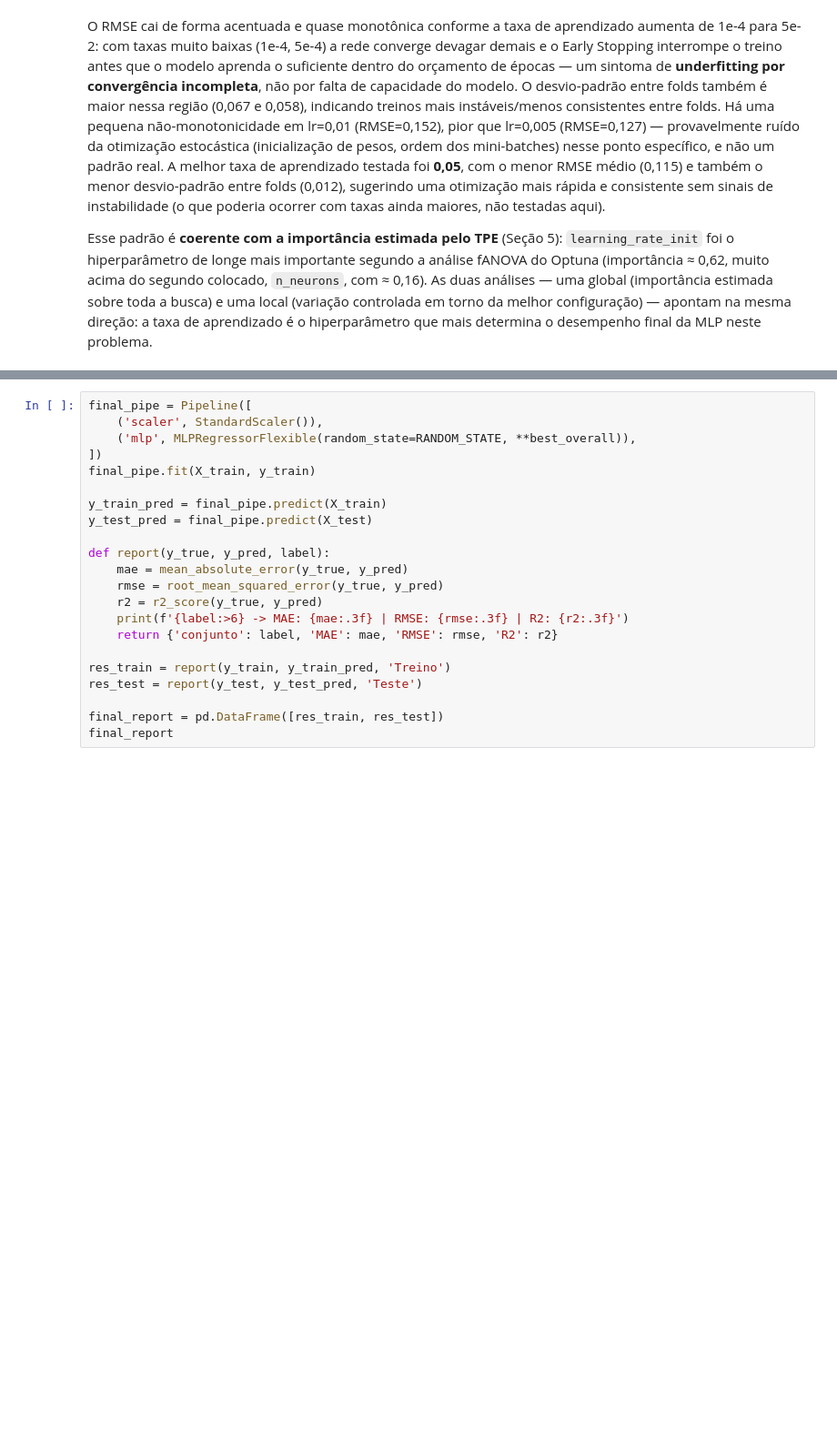
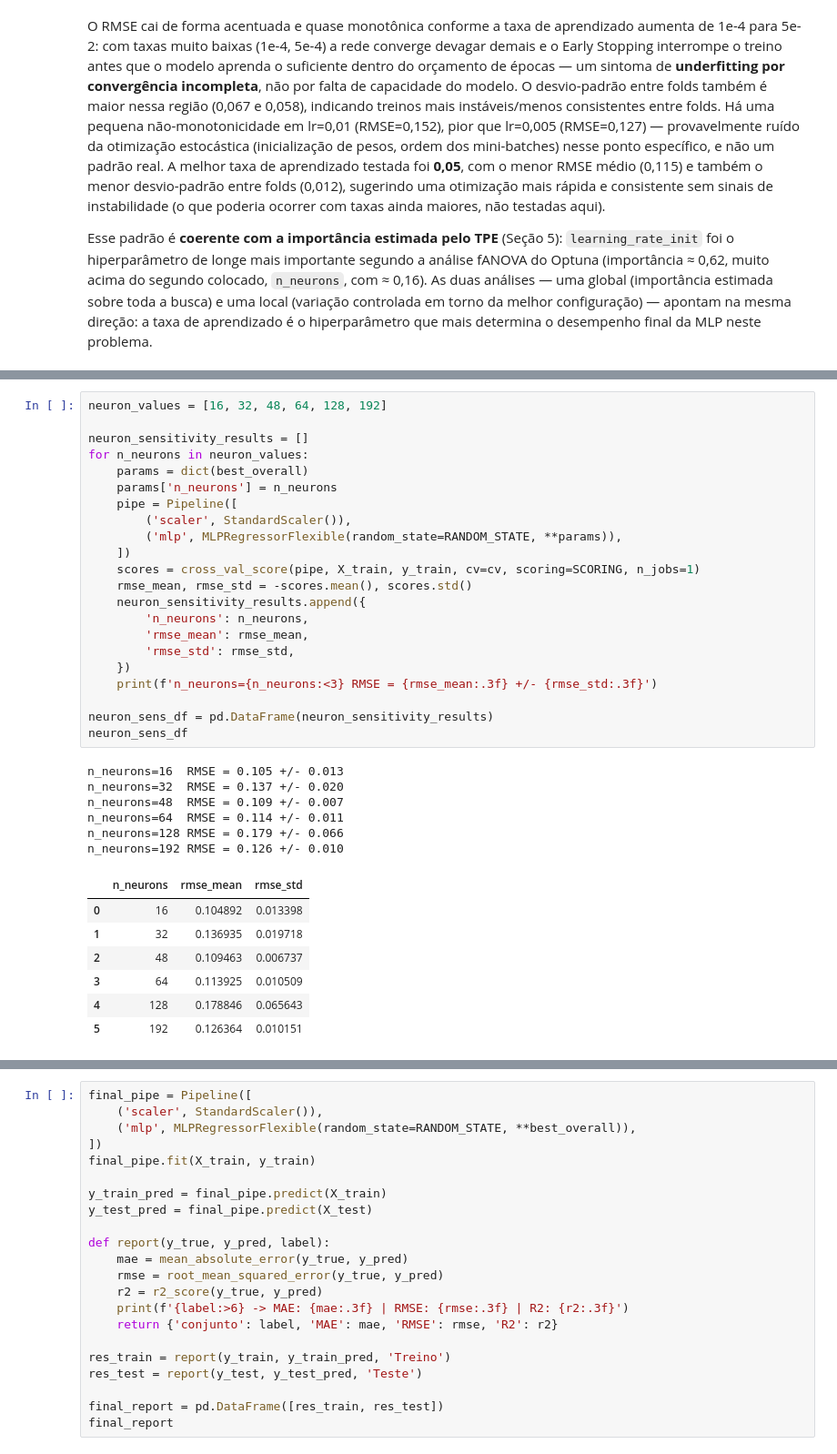
Before and after one commit to RafaelFerreira18/air-quality-mlp-regression, a Jupyter notebook: Trabalho_MLP_AirQuality_Rafael.ipynb, the cells around one changed output, grey strips where cells are left out. Shown at 91% size. Drawn from its saved outputs; the diff is of its cells as text; blank space fills up the shorter version.

```diff
--- a/Trabalho_MLP_AirQuality_Rafael.ipynb
+++ b/Trabalho_MLP_AirQuality_Rafael.ipynb
@@ -543,0 +569,36 @@ Esse padrão é **coerente com a importância estimada pelo TPE** (Seção 5): `
+# %%
+neuron_values = [16, 32, 48, 64, 128, 192]
+
+neuron_sensitivity_results = []
+for n_neurons in neuron_values:
+    params = dict(best_overall)
+    params['n_neurons'] = n_neurons
+    pipe = Pipeline([
+        ('scaler', StandardScaler()),
+        ('mlp', MLPRegressorFlexible(random_state=RANDOM_STATE, **params)),
+    ])
+    scores = cross_val_score(pipe, X_train, y_train, cv=cv, scoring=SCORING, n_jobs=1)
+    rmse_mean, rmse_std = -scores.mean(), scores.std()
+    neuron_sensitivity_results.append({
+        'n_neurons': n_neurons,
+        'rmse_mean': rmse_mean,
+        'rmse_std': rmse_std,
+    })
+    print(f'n_neurons={n_neurons:<3} RMSE = {rmse_mean:.3f} +/- {rmse_std:.3f}')
+
+neuron_sens_df = pd.DataFrame(neuron_sensitivity_results)
+neuron_sens_df
+# %% [output]
+n_neurons=16  RMSE = 0.105 +/- 0.013
+n_neurons=32  RMSE = 0.137 +/- 0.020
+n_neurons=48  RMSE = 0.109 +/- 0.007
+n_neurons=64  RMSE = 0.114 +/- 0.011
+n_neurons=128 RMSE = 0.179 +/- 0.066
+n_neurons=192 RMSE = 0.126 +/- 0.010
+|  | n_neurons | rmse_mean | rmse_std |
+| 0 | 16 | 0.104892 | 0.013398 |
+| 1 | 32 | 0.136935 | 0.019718 |
+| 2 | 48 | 0.109463 | 0.006737 |
+| 3 | 64 | 0.113925 | 0.010509 |
+| 4 | 128 | 0.178846 | 0.065643 |
+| 5 | 192 | 0.126364 | 0.010151 |
```
Also changed, not shown: parts of 10 cells of this notebook.
